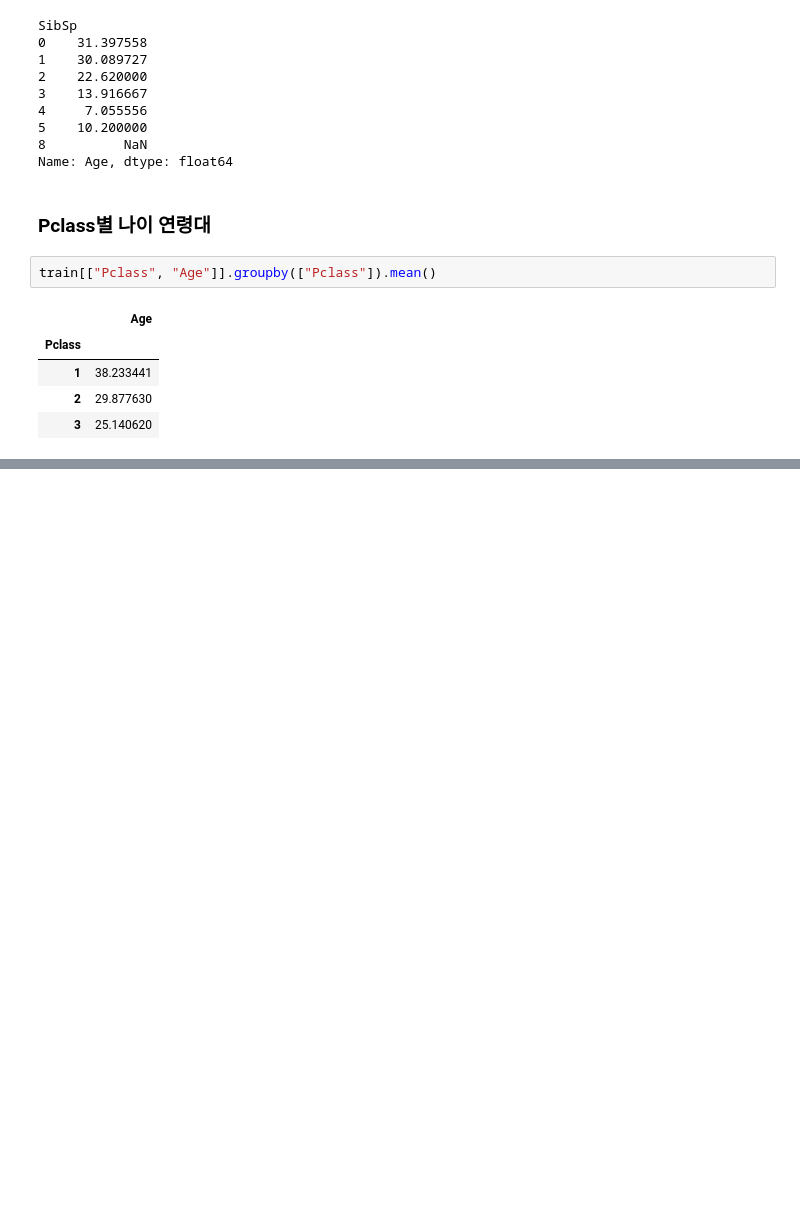
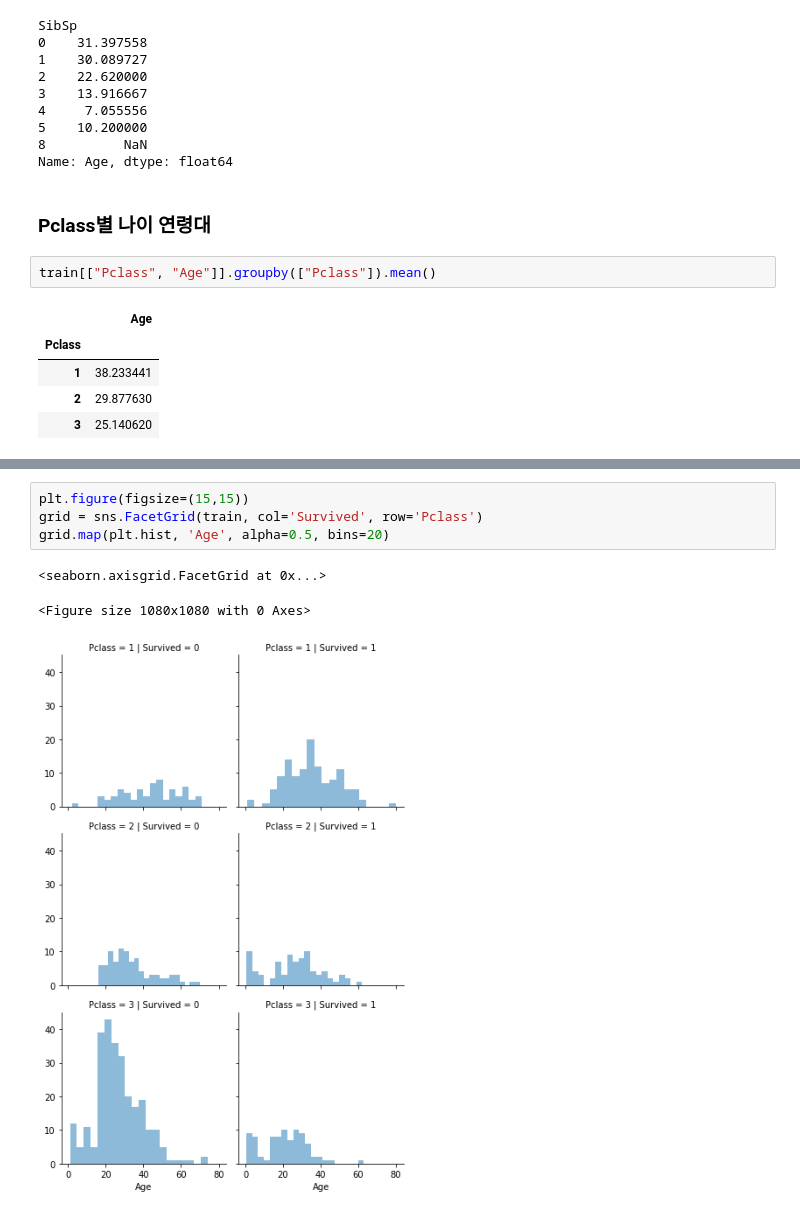
Before and after one commit to city1616/LikeLion_AI_SCHOOL_13th, a Jupyter notebook: 02. 웹과 Github 기본/06_python_library/02_pandas/04_pandas_titanic.ipynb, the cells around one changed output, grey strips where cells are left out. Cells and saved outputs as stored; diff of their text form; blank space fills up the shorter version.

```diff
--- a/02. 웹과 Github 기본/06_python_library/02_pandas/04_pandas_titanic.ipynb
+++ b/02. 웹과 Github 기본/06_python_library/02_pandas/04_pandas_titanic.ipynb
@@ -124,0 +219,8 @@ train[["Pclass", "Age"]].groupby(["Pclass"]).mean()
+# %%
+plt.figure(figsize=(15,15))
+grid = sns.FacetGrid(train, col='Survived', row='Pclass')
+grid.map(plt.hist, 'Age', alpha=0.5, bins=20)
+# %% [output]
+<seaborn.axisgrid.FacetGrid at 0x...>
+<Figure size 1080x1080 with 0 Axes>
+[figure, added]
```
Also changed, not shown: parts of 20 cells of this notebook.
